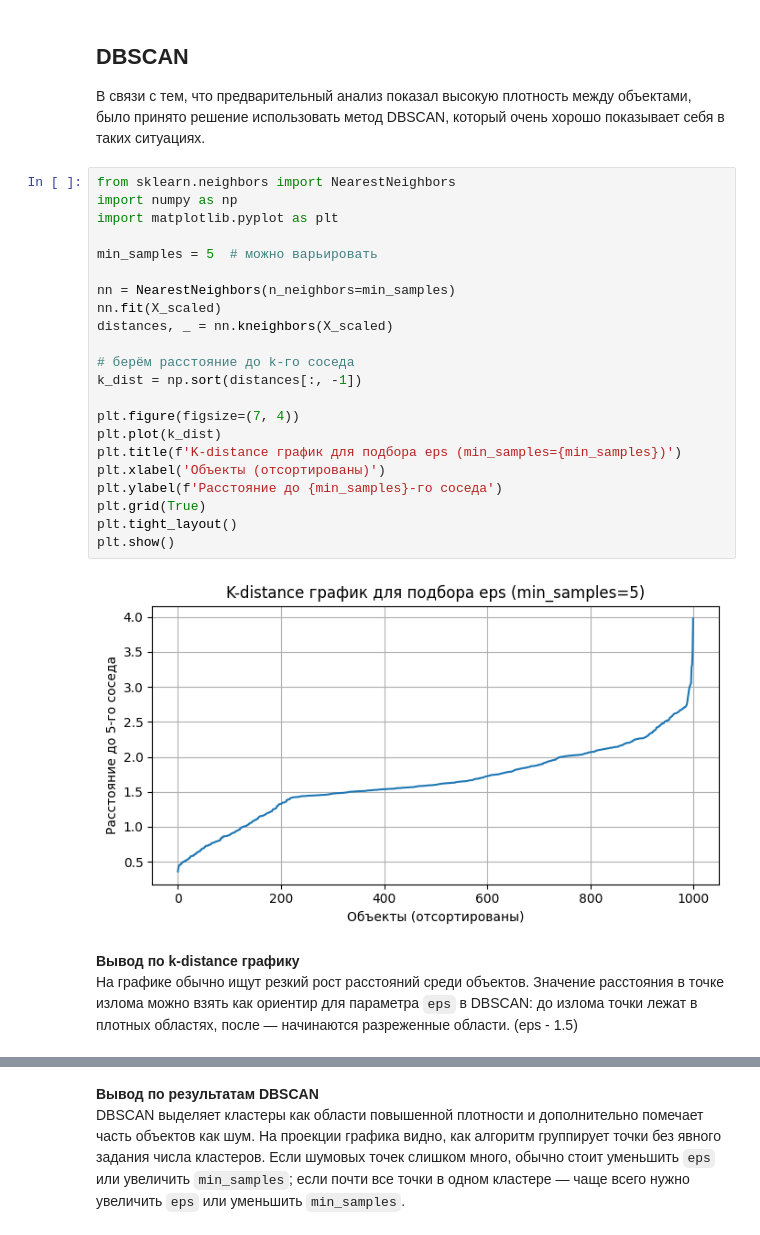
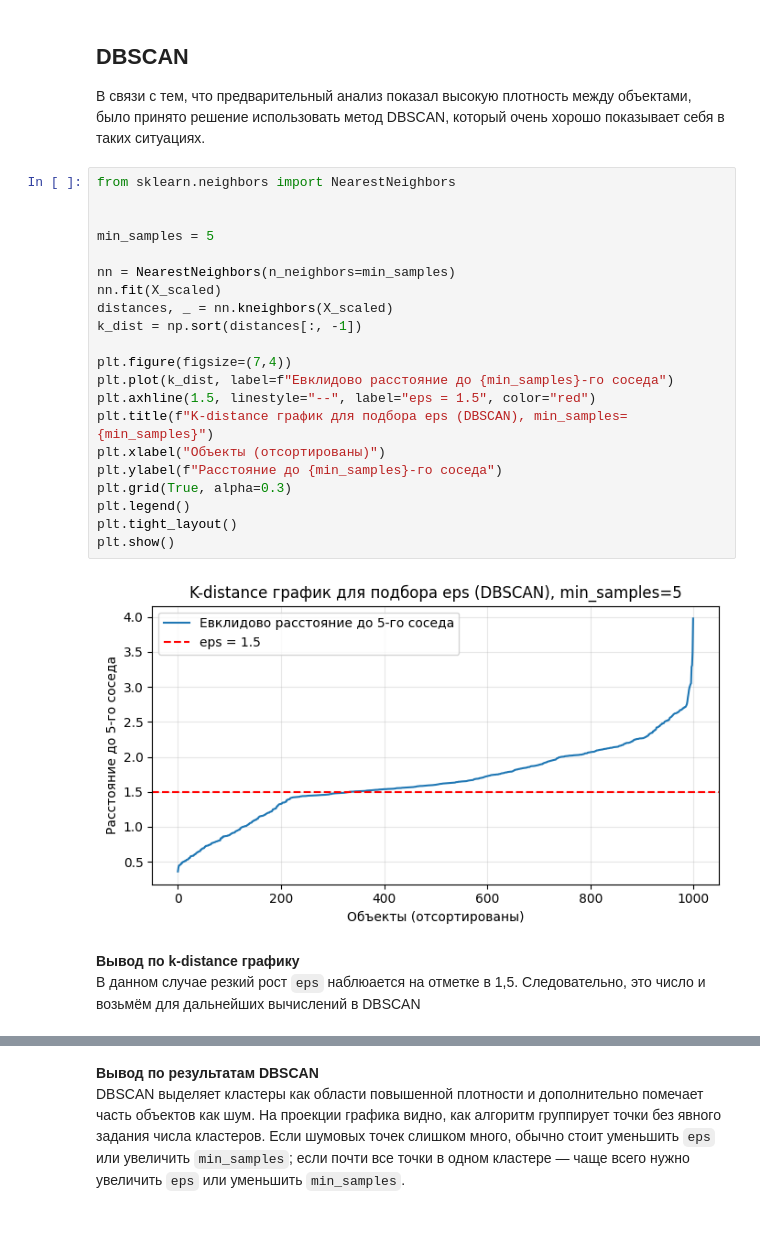
Before and after one commit to Killstroier/4lab_clasterization, a Jupyter notebook: 4lab_clustering_german_credit.ipynb, the cells around one changed output, grey strips where cells are left out. Cells and saved outputs as stored; diff of their text form.

```diff
--- a/4lab_clustering_german_credit.ipynb
+++ b/4lab_clustering_german_credit.ipynb
@@ -346,31 +541,30 @@ Silhouette Score отражает, насколько объекты ближе
 В связи с тем, что предварительный анализ показал высокую плотность между объектами, было принято решение использовать метод DBSCAN, который очень хорошо показывает себя в таких ситуациях.
 # %%
 from sklearn.neighbors import NearestNeighbors
-import numpy as np
-import matplotlib.pyplot as plt
 
-min_samples = 5  # можно варьировать
+
+min_samples = 5
 
 nn = NearestNeighbors(n_neighbors=min_samples)
 nn.fit(X_scaled)
 distances, _ = nn.kneighbors(X_scaled)
-
-# берём расстояние до k-го соседа
 k_dist = np.sort(distances[:, -1])
 
-plt.figure(figsize=(7, 4))
-plt.plot(k_dist)
-plt.title(f'K-distance график для подбора eps (min_samples={min_samples})')
-plt.xlabel('Объекты (отсортированы)')
-plt.ylabel(f'Расстояние до {min_samples}-го соседа')
-plt.grid(True)
+plt.figure(figsize=(7,4))
+plt.plot(k_dist, label=f"Евклидово расстояние до {min_samples}-го соседа")
+plt.axhline(1.5, linestyle="--", label="eps = 1.5", color="red")
+plt.title(f"K-distance график для подбора eps (DBSCAN), min_samples={min_samples}")
+plt.xlabel("Объекты (отсортированы)")
+plt.ylabel(f"Расстояние до {min_samples}-го соседа")
+plt.grid(True, alpha=0.3)
+plt.legend()
 plt.tight_layout()
 plt.show()
 # %% [output]
-[figure, old version]
+[figure, new version]
 # %% [markdown]
 **Вывод по k-distance графику**
-На графике обычно ищут резкий рост расстояний среди объектов. Значение расстояния в точке излома можно взять как ориентир для параметра `eps` в DBSCAN: до излома точки лежат в плотных областях, после — начинаются разреженные области. (eps - 1.5)
+В данном случае резкий рост `eps` наблюается на отметке в 1,5. Следовательно, это число и возьмём для дальнейших вычислений в DBSCAN
 # %%
 from sklearn.cluster import DBSCAN
 from sklearn.decomposition import PCA
```
Also changed, not shown: parts of 49 cells of this notebook.
